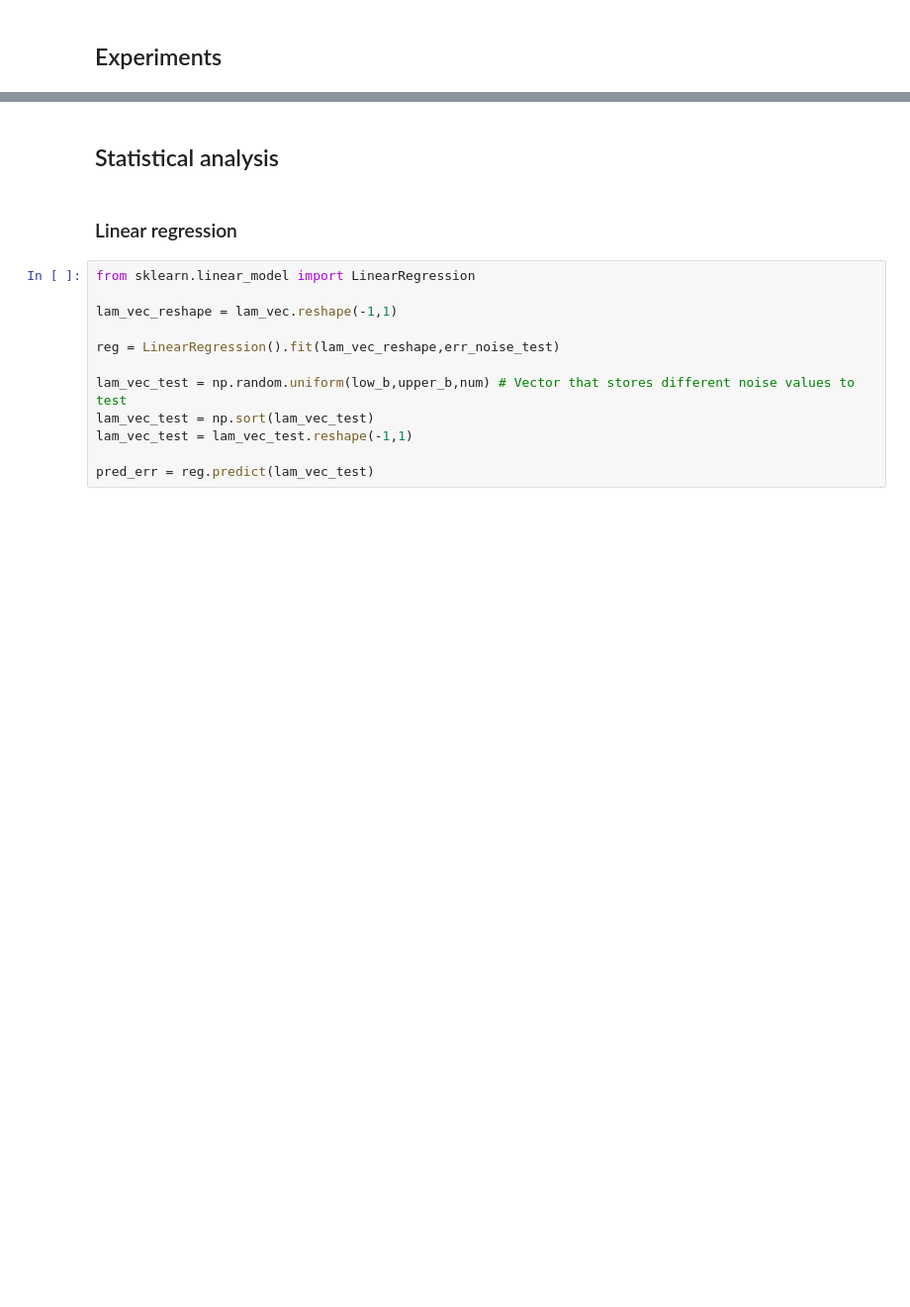
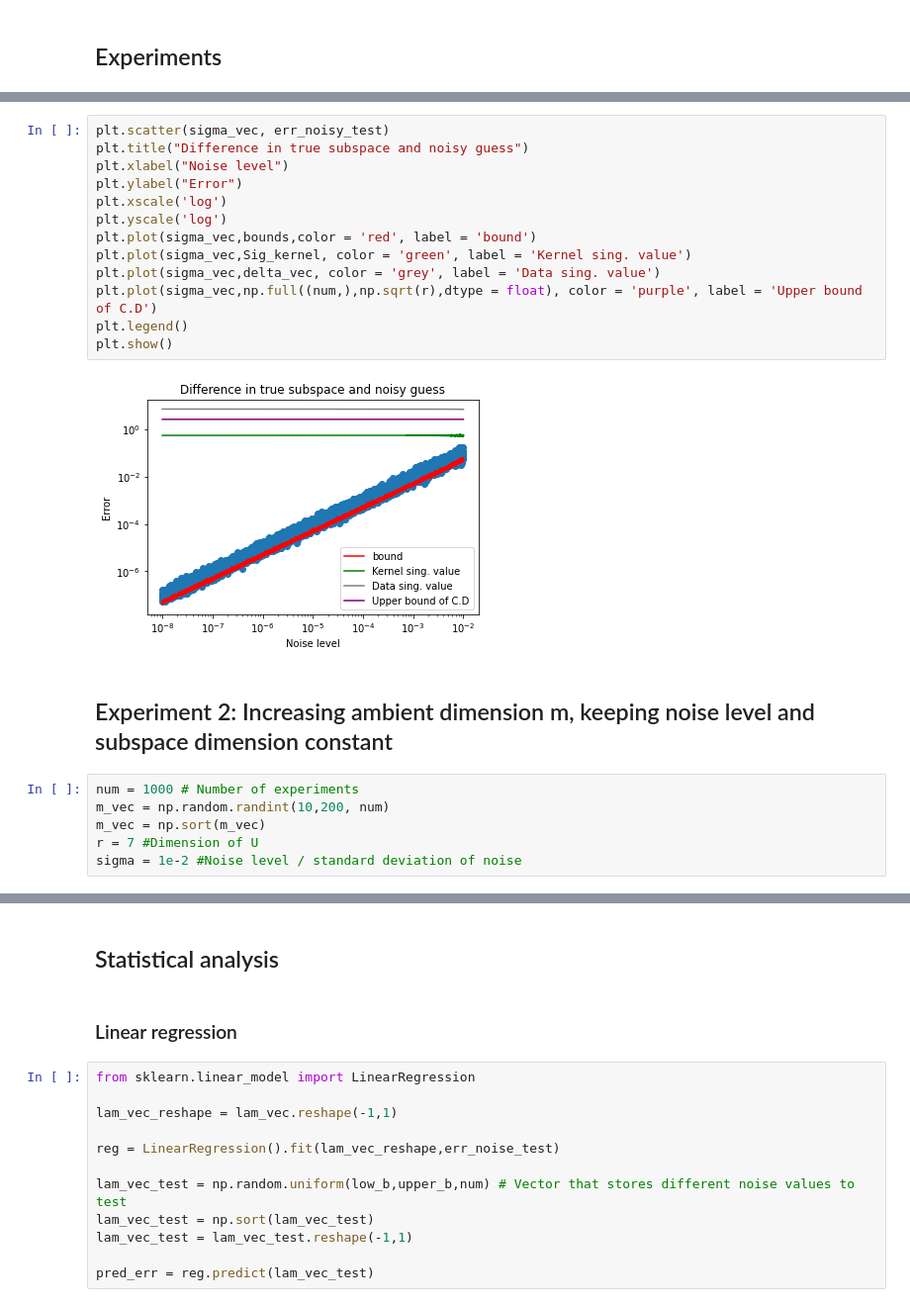
Before and after one commit to ksrivastava1/identifying-subspaces, a Jupyter notebook: subspace-experiment.ipynb, the cells around one changed output, grey strips where cells are left out. Shown: that part at 99% size. Drawn from its saved outputs; the diff is of its cells as text; blank space fills up the shorter version.

```diff
--- a/subspace-experiment.ipynb
+++ b/subspace-experiment.ipynb
@@ -576,0 +659,23 @@ plt.show()
+# %%
+plt.scatter(sigma_vec, err_noisy_test)
+plt.title("Difference in true subspace and noisy guess")
+plt.xlabel("Noise level")
+plt.ylabel("Error")
+plt.xscale('log')
+plt.yscale('log')
+plt.plot(sigma_vec,bounds,color = 'red', label = 'bound')
+plt.plot(sigma_vec,Sig_kernel, color = 'green', label = 'Kernel sing. value')
+plt.plot(sigma_vec,delta_vec, color = 'grey', label = 'Data sing. value')
+plt.plot(sigma_vec,np.full((num,),np.sqrt(r),dtype = float), color = 'purple', label = 'Upper bound of C.D')
+plt.legend()
+plt.show()
+# %% [output]
+[figure, added]
+# %% [markdown]
+## Experiment 2: Increasing ambient dimension m, keeping noise level and subspace dimension constant
+# %%
+num = 1000 # Number of experiments
+m_vec = np.random.randint(10,200, num)
+m_vec = np.sort(m_vec)
+r = 7 #Dimension of U
+sigma = 1e-2 #Noise level / standard deviation of noise
```
Also changed, not shown: parts of 74 cells of this notebook.
